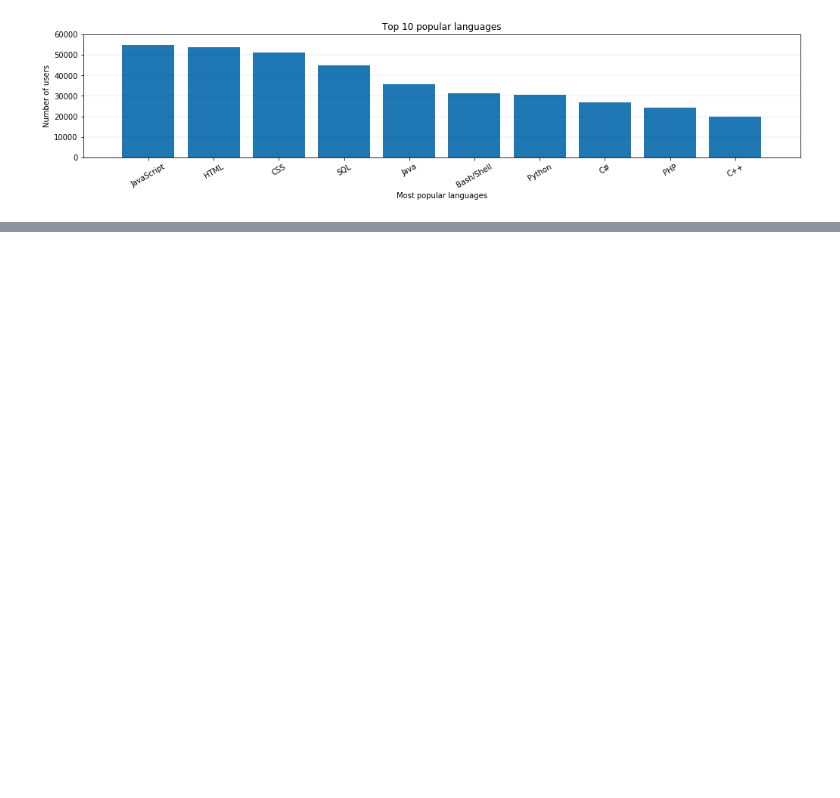
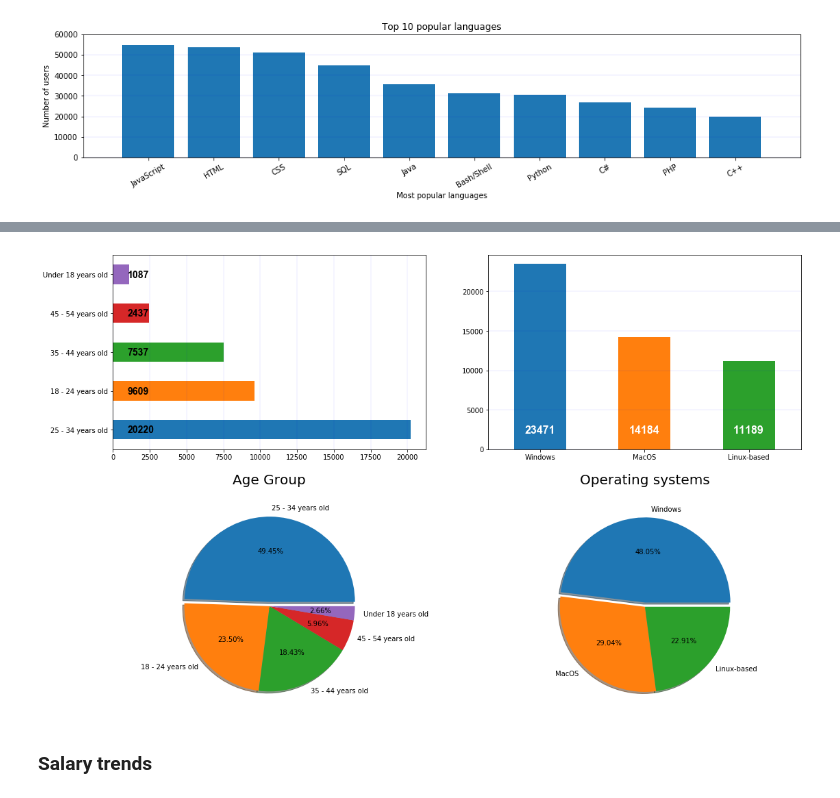
Before and after one commit to kuldeepemol/tech-nerds, a Jupyter notebook: TechAnalysis.ipynb, the cells around one changed output, grey strips where cells are left out. Cells and saved outputs as stored; diff of their text form; code cells hidden in the pictures; blank space fills up the shorter version.

```diff
--- a/TechAnalysis.ipynb
+++ b/TechAnalysis.ipynb
@@ -71,0 +143,44 @@ plt.show()
+# %%
+fig, ax = plt.subplots(2, 2, figsize=(18,12))
+
+# Horizontal bar chart
+sel_df_c['Age'].value_counts().head(5).plot(kind='barh', ax=ax[0, 0])
+for p in ax[0, 0].patches:
+    ax[0, 0].annotate(str(p.get_width()), (1000, p.get_y() + 0.17), color='black', fontsize=14, **font_name, fontweight='bold')
+ax[0, 0].xaxis.grid(True, which='major', linewidth=0.4,
+                  color='blue', linestyle='-', alpha=0.2)
+
+# Pie chart
+explode = (0.05, 0, 0, 0, 0)
+sel_df_c['Age'].value_counts().head(5).plot(kind='pie', ax=ax[1, 0], explode=explode, autopct='%.2f%%', title='Age Group', shadow=True)
+ax[1, 0].axis('equal')
+ax[1, 0].set_ylabel('')
+ax[1, 0].title.set_position([0.5, 1.1])
+ax[1, 0].title.set_size(20)
+#  Indicates age group 25-44 is peak developer age
+
+# Operating system bar chart
+sel_df_c['OperatingSystem'].value_counts().head(3).plot(kind='bar', ax=ax[0, 1], rot=0)
+for p in ax[0, 1].patches:
+    ax[0, 1].annotate(str(p.get_height()), (p.get_x() + 0.1, 2000), color='w', fontsize=16, **font_name, fontweight='bold')
+ax[0, 1].yaxis.grid(True, which='major', linewidth=0.4,
+                  color='blue', linestyle='-', alpha=0.2)
+
+# Pie chart
+explode = (0.05, 0, 0)
+sel_df_c['OperatingSystem'].value_counts().head(3).plot(kind='pie', ax=ax[1, 1], explode=explode, autopct='%.2f%%', title='Operating systems', shadow=True)
+ax[1, 1].axis('equal')
+ax[1, 1].set_ylabel('')
+ax[1, 1].title.set_position([0.5, 1.1])
+# ax[1, 1].set_title('Title', pad=30)
+ax[1, 1].title.set_size(20)
+fig.subplots_adjust(hspace=.3)
+
+# Save the Figure
+plt.savefig("Images/Age_OS.png")
+
+plt.show()
+# %% [output]
+[figure, added]
+# %% [markdown]
+### Salary trends
```
Also changed, not shown: parts of 16 cells of this notebook, 6 other files.
